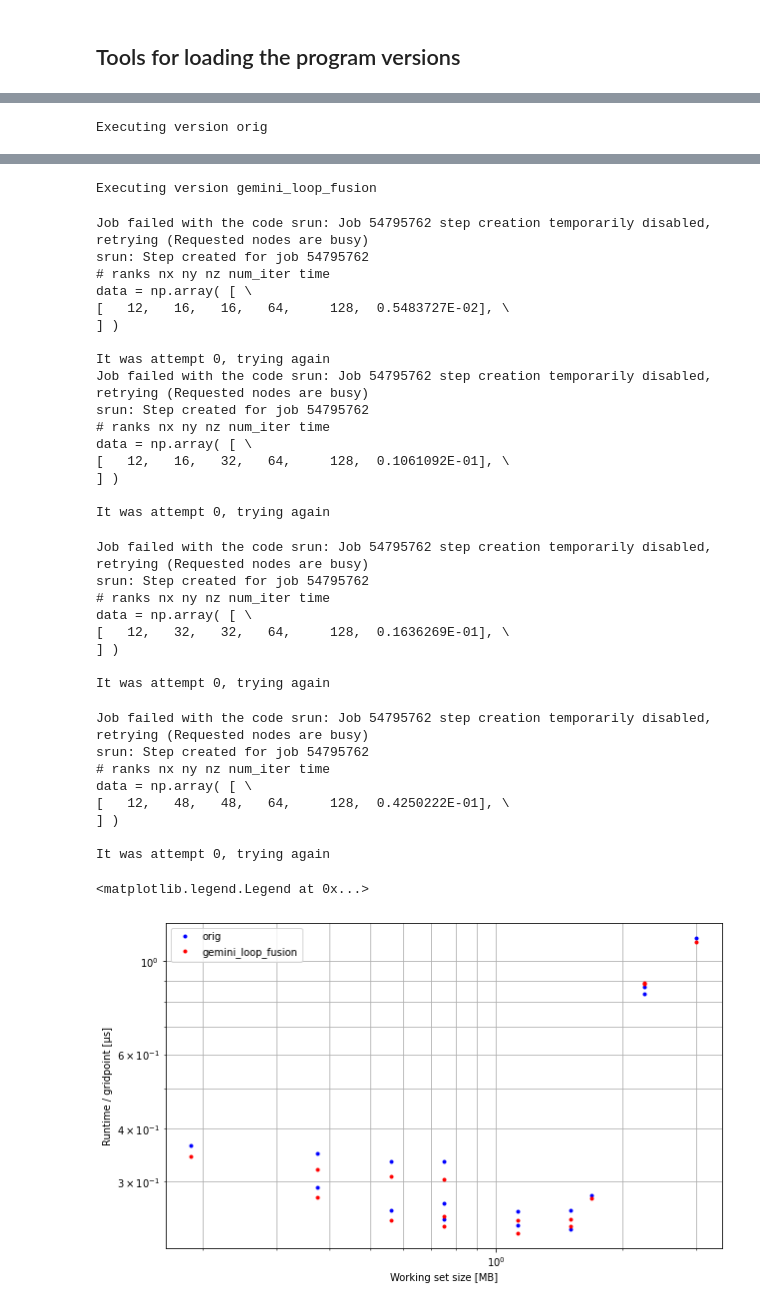
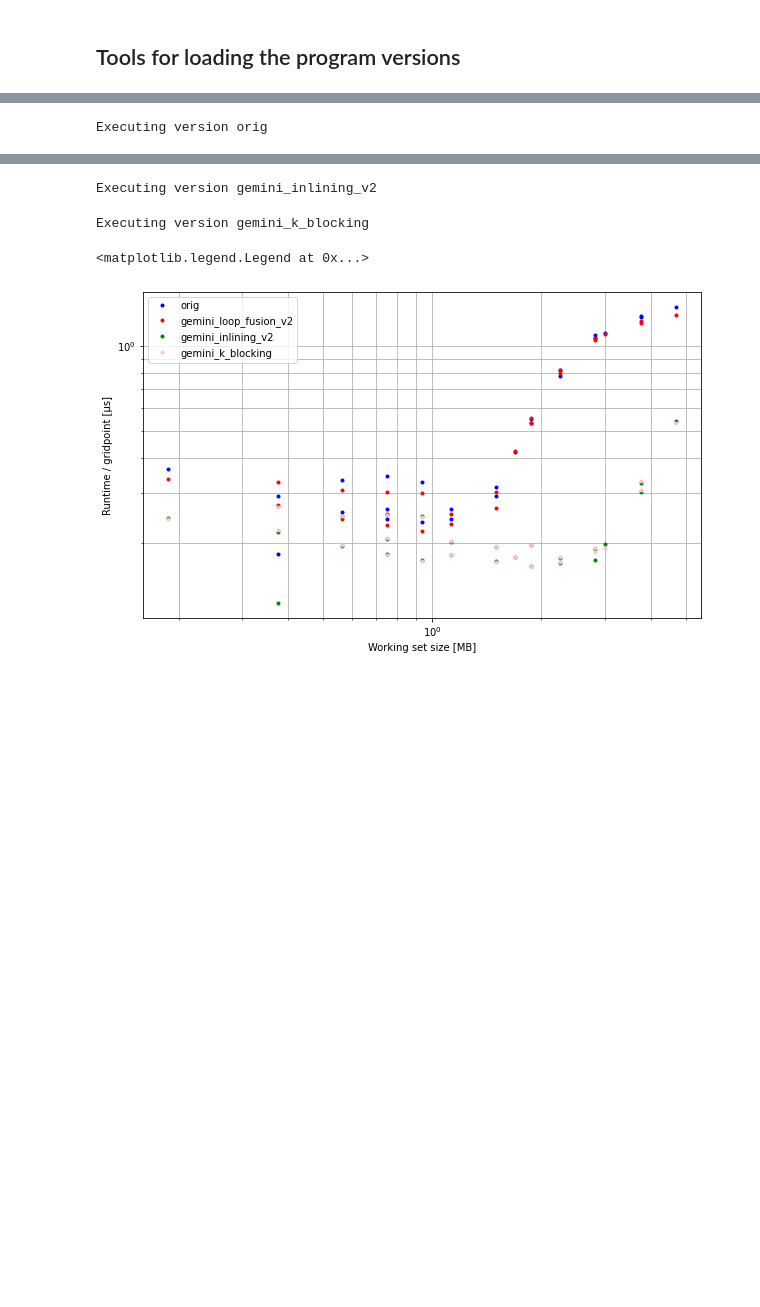
Before and after one commit to pavellippov/HPC4WC_Project12_AI_assited_optimization, a Jupyter notebook: gemini_optimization.ipynb, the cells around one changed output, grey strips where cells are left out. Drawn from its saved outputs; the diff is of its cells as text; code cells hidden in the pictures; blank space fills up the shorter version.

```diff
--- a/gemini_optimization.ipynb
+++ b/gemini_optimization.ipynb
@@ -47,15 +56,14 @@ def execute_version(version, nx=64, ny=64, nz=64, num_iter=1024, attempt=0):
         print("there was an error")
         result = cpe.output
     code_string = result.decode()
+    cleaned_up_code_string = ''
     if "Job" in code_string and attempt < 5:
-        print(f"Job failed with the code {code_string}")
-        print(f"It was attempt {attempt}, trying again")
-        time.sleep(1)  # not sure if needed, but maybe give server some time to rest?
-        return execute_version(version, nx=nx, ny=ny, nz=nz, num_iter=num_iter, attempt=attempt+1)
-    elif "Job" in code_string and attempt == 5:
-        print("Servers are busy, ending now")
-        return
-    exec(code_string, None, globals() )
+        for line in code_string.split("\n"):
+            if "srun" not in line:
+                cleaned_up_code_string +=line
+    else:
+        cleaned_up_code_string = code_string
+    exec(cleaned_up_code_string, None, globals() )
     return data
 
 def execute_versions(versions, nx=64, ny=64, nz=64, num_iter=1024):
@@ -112,12 +135,22 @@ def get_scan_data(version, nxs, nys, nz, num_iter):
             times.append(runtime)
     return np.array(data_sizes), np.array(times)
 # %%
-nxs = 16 * np.array([1, 2, 3, 4])
-nys = 16 * np.array([1, 2, 3, 4])
+nxs = 16 * np.array([1, 2, 3, 4, 5])
+nys = 16 * np.array([1, 2, 3, 4, 5])
 nz = 64
 num_iter = 128
-versions = ["orig", "gemini_loop_fusion"]
-colors = ["blue", "red"]
+versions = ["orig",
+            # "gemini_loop_fusion",
+            "gemini_loop_fusion_v2",
+            # "gemini_loop_unroll",
+            "gemini_inlining_v2",
+            "gemini_k_blocking",
+           ]
+colors = ["blue",
+          "red",
+          "green",
+          "pink",
+         ]
 for version, color in zip(versions, colors):
     data_sizes, times = get_scan_data(version, nxs, nys, nz, num_iter)
     plt.loglog(data_sizes/ 1024. / 1024., times / data_sizes * 3 * 4 * 1e6, ".", label=version, color=color)
@@ -148,35 +166,4 @@ It was attempt 0, trying again
-Executing version gemini_loop_fusion
+Executing version gemini_inlining_v2
-Job failed with the code srun: Job 54795762 step creation temporarily disabled, retrying (Requested nodes are busy)
-srun: Step created for job 54795762
-# ranks nx ny nz num_iter time
-data = np.array( [ \
-[   12,   16,   16,   64,     128,  0.5483727E-02], \
-] )
-
-It was attempt 0, trying again
-Job failed with the code srun: Job 54795762 step creation temporarily disabled, retrying (Requested nodes are busy)
-srun: Step created for job 54795762
-# ranks nx ny nz num_iter time
-data = np.array( [ \
-[   12,   16,   32,   64,     128,  0.1061092E-01], \
-] )
-
-It was attempt 0, trying again
+Executing version gemini_k_blocking
-Job failed with the code srun: Job 54795762 step creation temporarily disabled, retrying (Requested nodes are busy)
-srun: Step created for job 54795762
-# ranks nx ny nz num_iter time
-data = np.array( [ \
-[   12,   32,   32,   64,     128,  0.1636269E-01], \
-] )
-
-It was attempt 0, trying again
+<matplotlib.legend.Legend at 0x...>
-Job failed with the code srun: Job 54795762 step creation temporarily disabled, retrying (Requested nodes are busy)
-srun: Step created for job 54795762
-# ranks nx ny nz num_iter time
-data = np.array( [ \
-[   12,   48,   48,   64,     128,  0.4250222E-01], \
-] )
-
-It was attempt 0, trying again
-<matplotlib.legend.Legend at 0x...>
-[figure, old version]
+[figure, new version]
```
Also changed, not shown: parts of 7 cells of this notebook.
